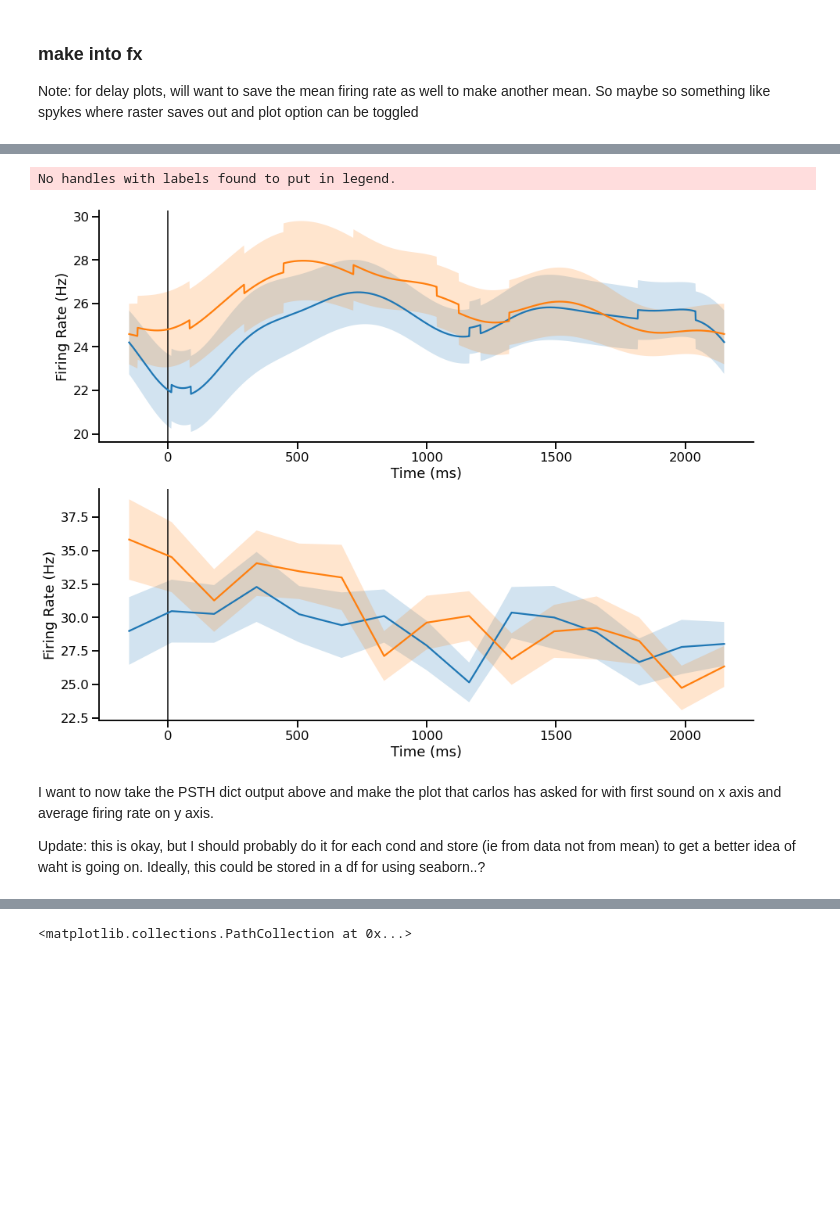
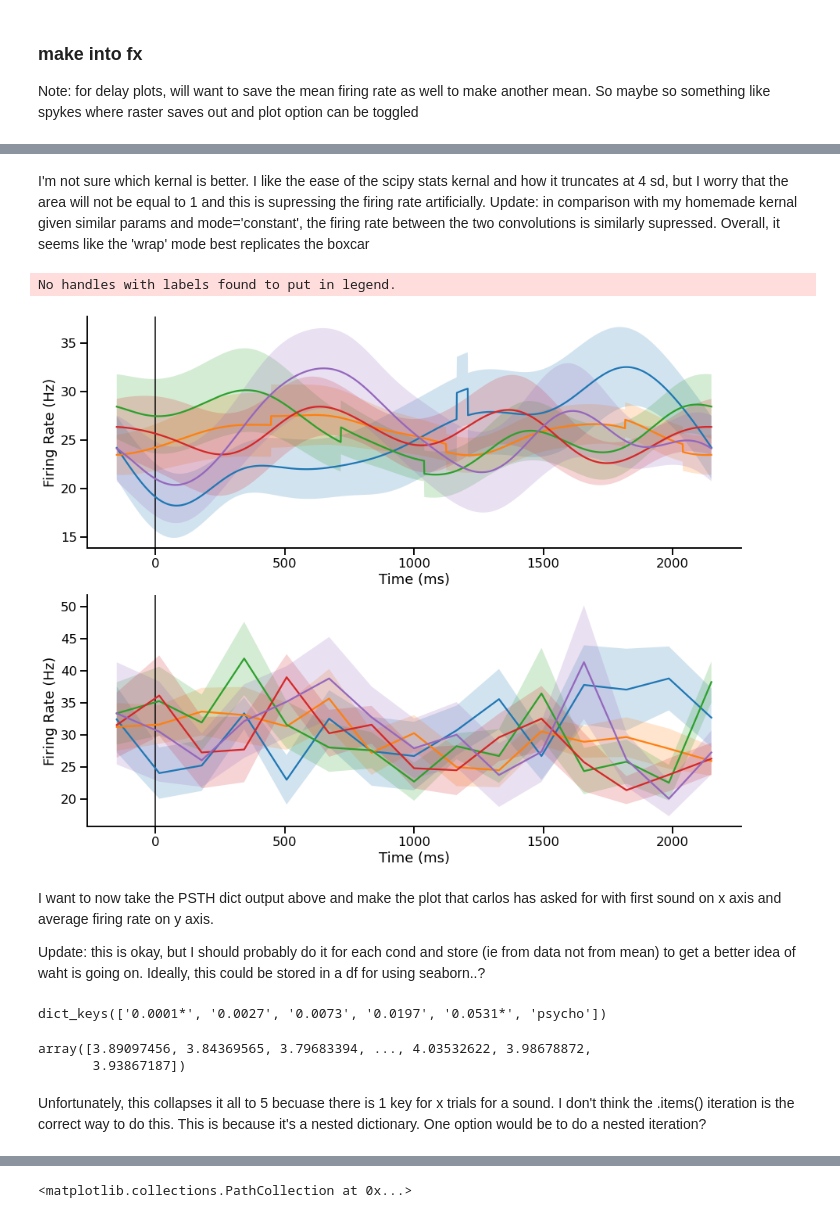
Before and after one commit to Brody-Lab/jbreda_PWM_mPFC_analysis, a Jupyter notebook: event_centering.ipynb, the cells around one changed output, grey strips where cells are left out. Drawn from its saved outputs; the diff is of its cells as text; code cells hidden in the pictures; blank space fills up the shorter version.

Commit message:
debugged alginment code to work with filtered dfs & started on loudness plots w/ nested dicts

```diff
--- a/event_centering.ipynb
+++ b/event_centering.ipynb
@@ -54,5 +54,9 @@ align_windows = dict(zip(names,windows))
 
 # load & wrangle
 beh_df, spks_dict = load_and_wrangle(beh_path, spks_path, overwrite=False)
-sess_aligned = event_align_session(spks_dict, beh_df, sess_path, overwrite=False)
+delay_analysis_df = beh_df[(beh_df['delay'] != 6) & (beh_df['first_sound'] != 'psycho') &
+                                     (beh_df['hit_hist'] != 'viol')]
+
+sess_aligned = event_align_session(spks_dict, delay_analysis_df, sess_path, overwrite=True,
+                                   file_name='delay_analysis_aligned_spks.pkl')
 # %% [output]
@@ -121,5 +102,4 @@ np
 [figure]
 # %%
-beh_df_2s = beh_df[(beh_df['delay'] == 2)] # & (beh_df['first_sound'] != 'psycho')]
-
-beh_df_2s
+del_2_df = delay_analysis_df[(delay_analysis_df['delay'] == 2)] # & (beh_df['first_sound'] != 'psycho')]
+del_4_df =delay_analysis_df[(delay_analysis_df['delay'] == 4)]
@@ -158,16 +122,18 @@ I'm not sure which kernal is better. I like the ease of the scipy stats kernal a
+# %% [markdown]
+I'm not sure which kernal is better. I like the ease of the scipy stats kernal and how it truncates at 4 sd, but I worry that the area will not be equal to 1 and this is supressing the firing rate artificially. Update: in comparison with my homemade kernal given similar params and mode='constant', the firing rate between the two convolutions is similarly supressed. Overall, it seems like the 'wrap' mode best replicates the boxcar
 # %%
 n = 0
-b = PSTH_boxcar(sess_aligned[n], align_windows, 'delay2s', beh_df_2s, conditions='correct_side', bin_size=0.150)
+b = PSTH_boxcar(sess_aligned[n], align_windows, 'delay2s', del_2_df, conditions='first_sound', bin_size=0.150)
 
-g = PSTH_gaussain(sess_aligned[n], align_windows, 'delay2s', beh_df_2s, conditions='correct_side', x=x, mu=mu, sigma=sigma )
+g = PSTH_gaussain(sess_aligned[n], align_windows, 'delay2s', del_2_df, conditions='first_sound', x=x, mu=mu, sigma=sigma )
 
 fig, ax = plt.subplots(2, 1, figsize = (15, 12))
 
 plot_psth(g,axis=ax[0], legend=True)
 plot_psth(b,axis=ax[1])
 # %% [output]
 No handles with labels found to put in legend.
-[figure, old version]
+[figure, new version]
 # %% [markdown]
 I want to now take the PSTH dict output above and make the plot that carlos has asked for with first sound on x axis and average firing rate on y axis.
 
@@ -174,0 +143,11 @@ Update: this is okay, but I should probably do it for each cond and store (ie fr
+# %%
+g['data'].keys()
+# %% [output]
+dict_keys(['0.0001*', '0.0027', '0.0073', '0.0197', '0.0531*', 'psycho'])
+# %%
+g['data']['0.0001*'][0]
+# %% [output]
+array([3.89097456, 3.84369565, 3.79683394, ..., 4.03532622, 3.98678872,
+       3.93867187])
+# %% [markdown]
+Unfortunately, this collapses it all to 5 becuase there is 1 key for x trials for a sound. I don't think the .items() iteration is the correct way to do this. This is because it's a nested dictionary. One option would be to do a nested iteration?
```
Also changed, not shown: parts of 19 cells of this notebook, 2 other files.
